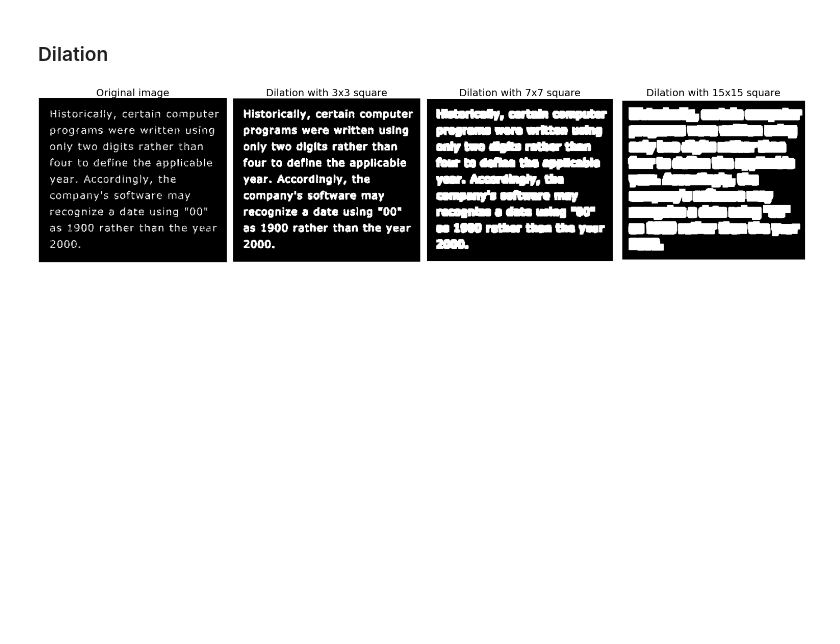
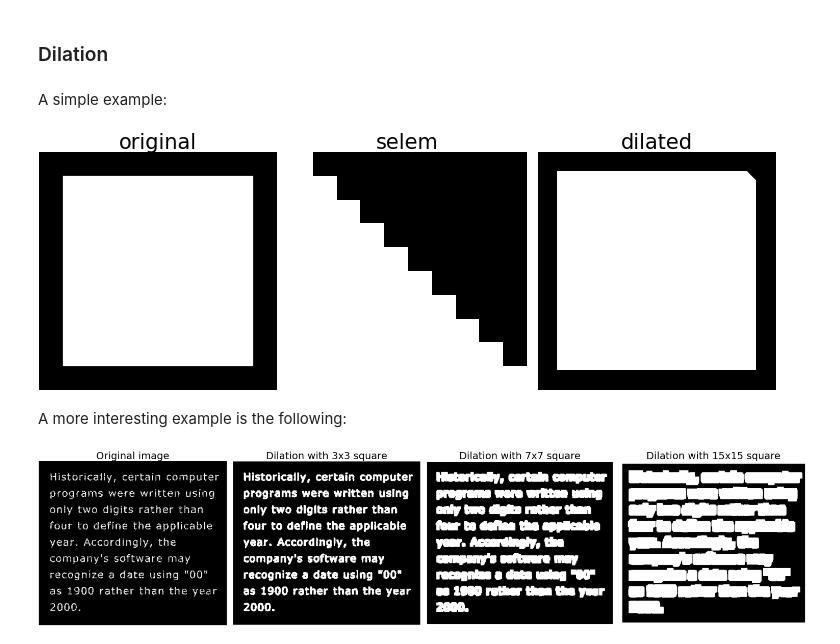
Before and after one commit to thiagopx/pdi, a Jupyter notebook: notebooks/6_morphology.ipynb, the cells around one changed output. Drawn from its saved outputs; the diff is of its cells as text; code cells hidden in the pictures; blank space fills up the shorter version.

```diff
--- a/notebooks/6_morphology.ipynb
+++ b/notebooks/6_morphology.ipynb
@@ -60,4 +84,33 @@ show_collection(images, titles, fontsize=14, scale=0.075, cmap=plt.cm.gray)
 [figure]
 # %% [markdown]
 ### Dilation
+# %% [markdown]
+A simple example:
+# %%
+import numpy as np
+from skimage.morphology import binary_dilation
+
+# Create a 250x250 image
+image = np.zeros((250, 250), dtype=np.uint8)
+
+# Calculate the starting and ending indices for the square
+start = 25
+end = 225
+
+# Set the square region to 1
+image[start:end, start:end] = 1
+
+# Create a 10x10 structuring element with a triangular shape
+selem = np.zeros((10, 10), dtype=np.uint8)
+selem[np.tril_indices(10, 0)] = 1
+
+# Perform dilation
+dilated_image = binary_dilation(image, selem)
+
+# Display the result
+show_collection([image, selem, dilated_image], titles=["original", "selem", "dilated"], cmap="gray", scale=0.1, fontsize=15)
+# %% [output]
+[figure, added]
+# %% [markdown]
+A more interesting example is the following:
 # %%
```
Also changed, not shown: parts of 11 cells of this notebook, 1 other file.
